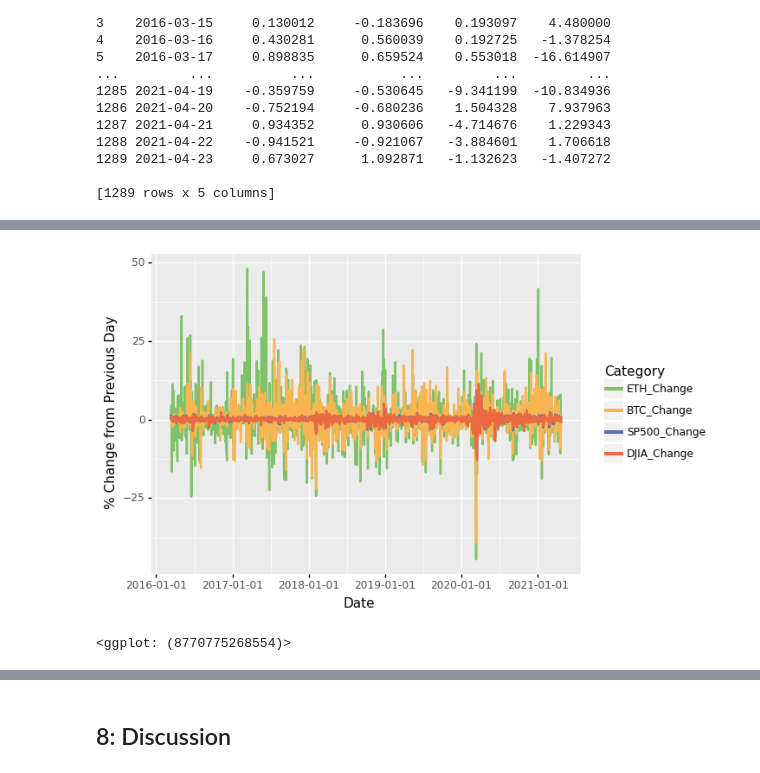
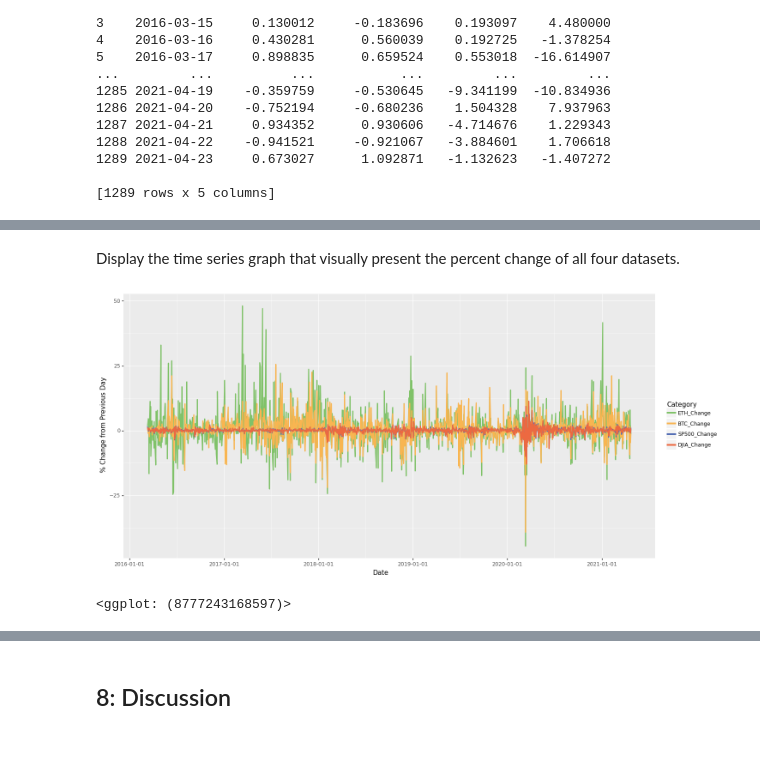
Before and after one commit to GNU-Linuxer/seattle-polie-data-analysis, a Jupyter notebook: Final project report.ipynb, the cells around one changed output, grey strips where cells are left out. Cells and saved outputs as stored; diff of their text form; code cells hidden in the pictures; blank space fills up the shorter version.

Commit message:
fine-tune graphs

```diff
--- a/Final project report.ipynb
+++ b/Final project report.ipynb
@@ -382,13 +359,17 @@ print(all_data_percent_change_long)
+# %% [markdown]
+Display the time series graph that visually present the percent change of all four datasets.
 # %%
 (
     ggplot(all_data_percent_change_long, aes(x='Date', y='Value', color='Category')) +
+    # Manually define the layer order of which individual graphs are stacked
     geom_line(data = all_data_percent_change_long[all_data_percent_change_long["Category"] == 'ETH_Change'], size = 1) +
     geom_line(data = all_data_percent_change_long[all_data_percent_change_long["Category"] == 'BTC_Change'], size = 1) +
     geom_line(data = all_data_percent_change_long[all_data_percent_change_long["Category"] == 'SP500_Change'], size = 1) +
     geom_line(data = all_data_percent_change_long[all_data_percent_change_long["Category"] == 'DJIA_Change'], size = 1) +
     labs(x = "Date", y = "% Change from Previous Day") +
-    scale_colour_manual(values = ["#80c269", "#f8b551", "#556fb5", '#ec6941'])
+    scale_colour_manual(values = ["#80c269", "#f8b551", "#556fb5", '#ec6941']) +
+    theme(figure_size=(16, 8))
 )
 # %% [output]
-[figure, old version]
+[figure, new version]
-<ggplot: (8770775268554)>
+<ggplot: (8777243168597)>
```
Also changed, not shown: parts of 24 cells of this notebook, 1 other file.
